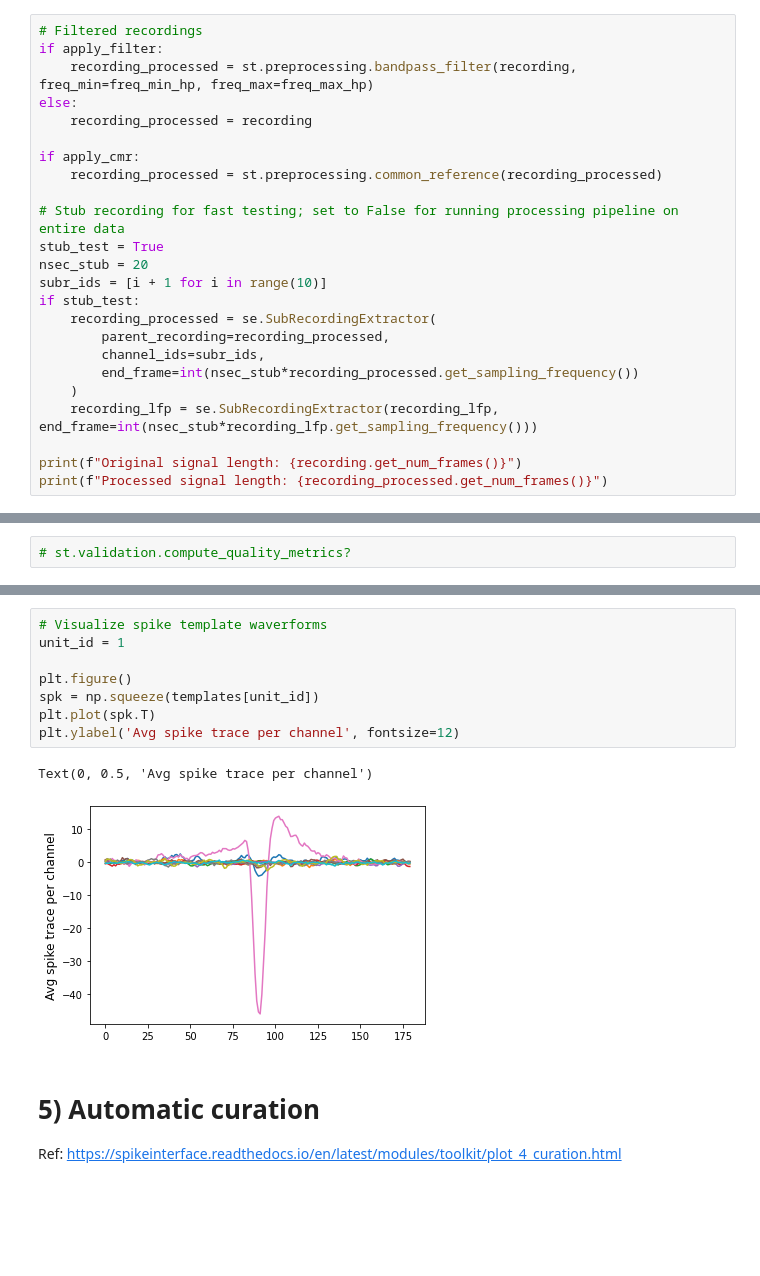
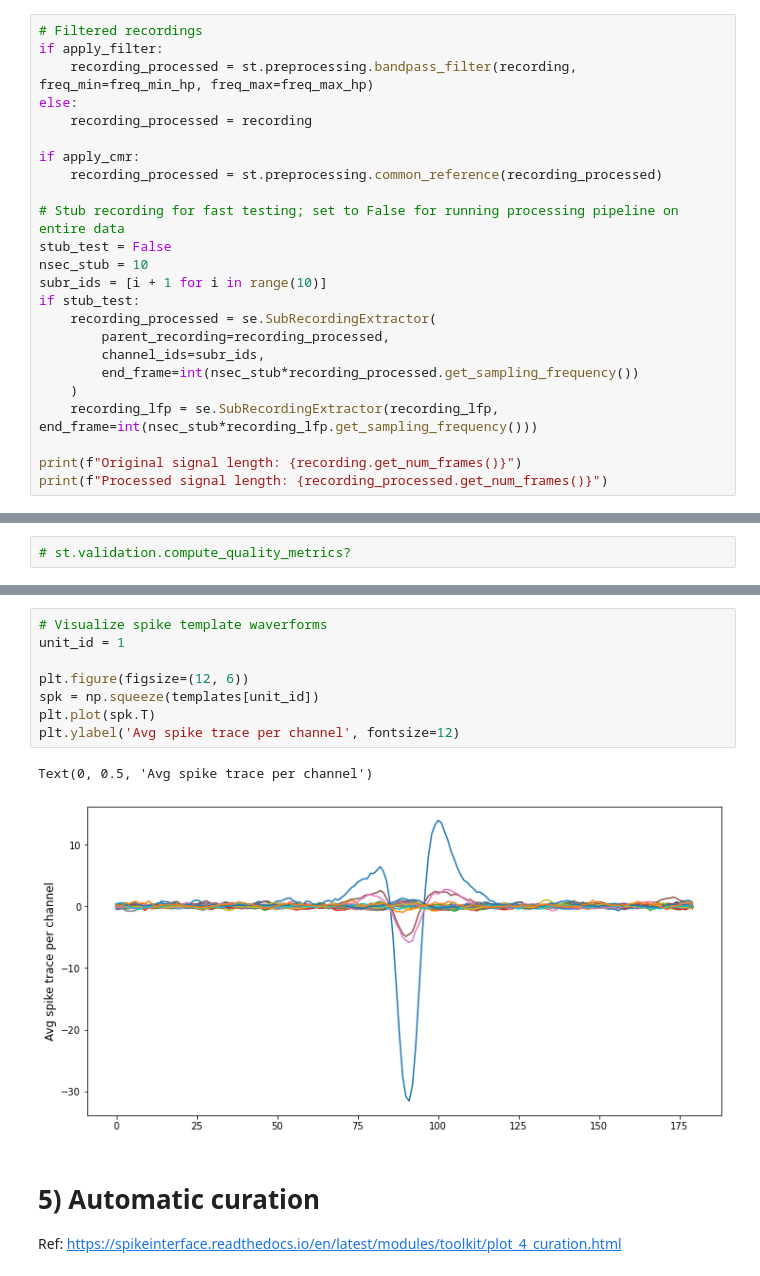
Before and after one commit to catalystneuro/movshon-lab-to-nwb, a Jupyter notebook: tutorials/openephys_spikeinterface_pipeline.ipynb, the cells around one changed output, grey strips where cells are left out. Saved outputs shown, nothing was run; the diff lists cells and outputs as text; blank space fills up the shorter version.

```diff
--- a/tutorials/openephys_spikeinterface_pipeline.ipynb
+++ b/tutorials/openephys_spikeinterface_pipeline.ipynb
@@ -88,8 +89,8 @@ if apply_cmr:
     recording_processed = st.preprocessing.common_reference(recording_processed)
 
 # Stub recording for fast testing; set to False for running processing pipeline on entire data
-stub_test = True
-nsec_stub = 20
+stub_test = False
+nsec_stub = 10
 subr_ids = [i + 1 for i in range(10)]
 if stub_test:
     recording_processed = se.SubRecordingExtractor(
@@ -233,14 +229,14 @@ Recomputing waveforms
 # %%
 # Visualize spike template waverforms
 unit_id = 1
 
-plt.figure()
+plt.figure(figsize=(12, 6))
 spk = np.squeeze(templates[unit_id])
 plt.plot(spk.T)
 plt.ylabel('Avg spike trace per channel', fontsize=12)
 # %% [output]
 Text(0, 0.5, 'Avg spike trace per channel')
-[figure, old version]
+[figure, new version]
 # %% [markdown]
 # 5) Automatic curation
 Ref: https://spikeinterface.readthedocs.io/en/latest/modules/toolkit/plot_4_curation.html
```
Also changed, not shown: parts of 14 cells of this notebook, 3 other files.
